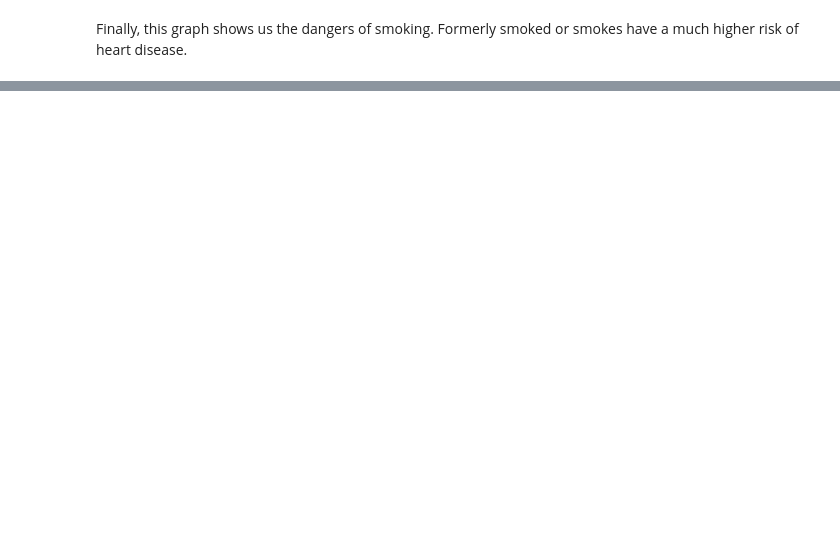
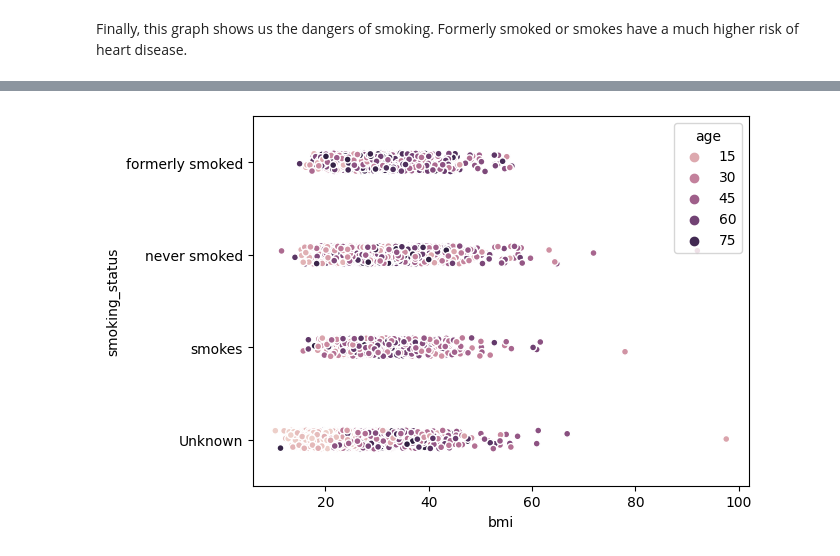
Before and after one commit to BenjaminEngel919/Medical-Data, a Jupyter notebook: Stroke_Prediction_Project.ipynb, the cells around one changed output, grey strips where cells are left out. Saved outputs shown, nothing was run; the diff lists cells and outputs as text; code cells hidden in the pictures; blank space fills up the shorter version.

```diff
--- a/Stroke_Prediction_Project.ipynb
+++ b/Stroke_Prediction_Project.ipynb
@@ -244,0 +290,6 @@ Finally, this graph shows us the dangers of smoking. Formerly smoked or smokes h
+# %%
+#Customizing a Stipplot
+ax = sns.stripplot(data=stroke, x='bmi', y='smoking_status',
+                   hue='age', edgecolor='white', linewidth=1)
+# %% [output]
+[figure, added]
```
Also changed, not shown: parts of 10 cells of this notebook.
